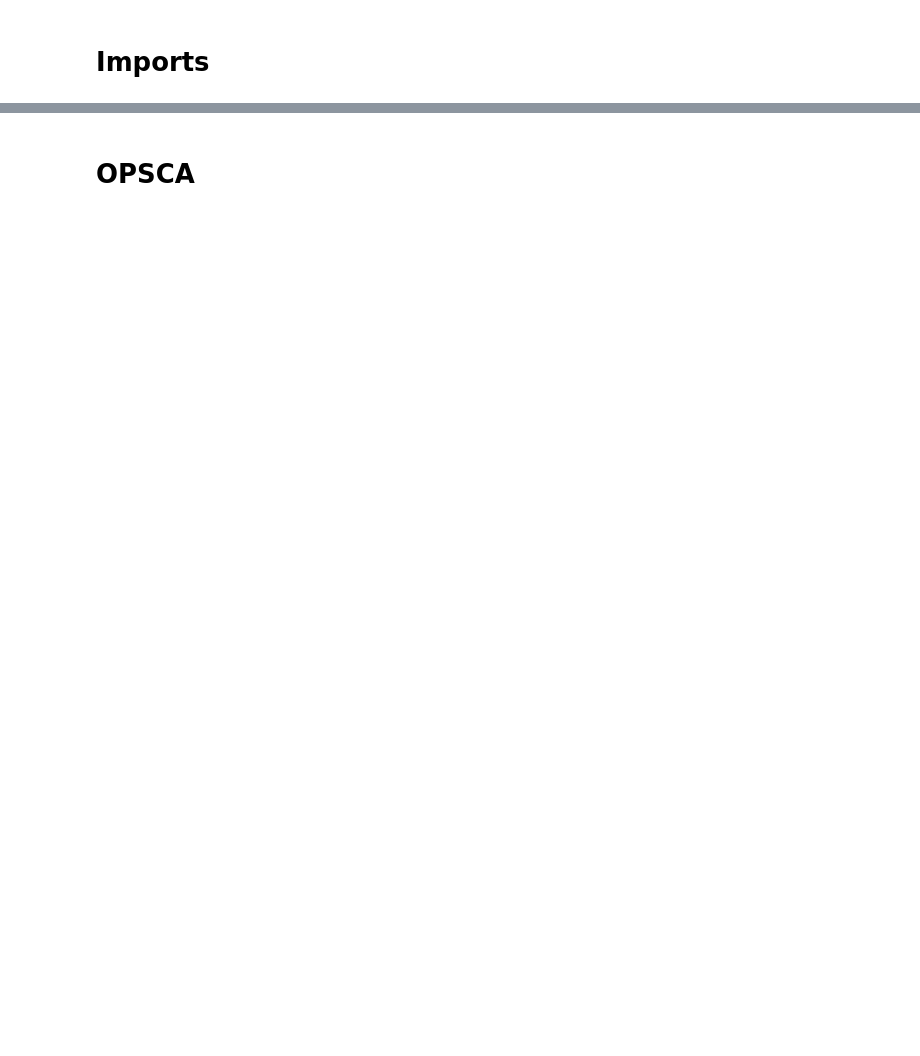
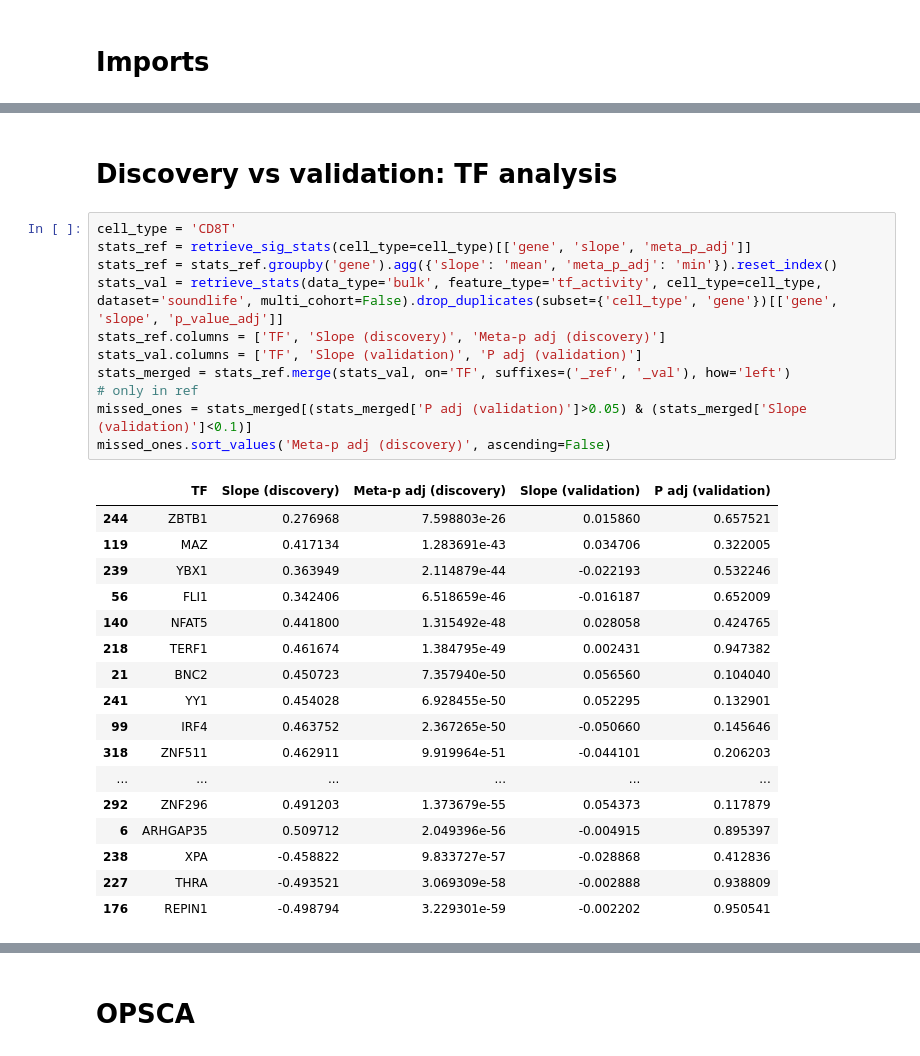
Before and after one commit to janursa/HIRA, a Jupyter notebook: notebooks/supp_results.ipynb, the cells around one changed output, grey strips where cells are left out. Drawn from its saved outputs; the diff is of its cells as text; blank space fills up the shorter version.

```diff
--- a/notebooks/supp_results.ipynb
+++ b/notebooks/supp_results.ipynb
@@ -40,0 +48,31 @@ os.makedirs(to_save, exist_ok=True)
+# %% [markdown]
+# Discovery vs validation: TF analysis
+# %%
+cell_type = 'CD8T'
+stats_ref = retrieve_sig_stats(cell_type=cell_type)[['gene', 'slope', 'meta_p_adj']]
+stats_ref = stats_ref.groupby('gene').agg({'slope': 'mean', 'meta_p_adj': 'min'}).reset_index()
+stats_val = retrieve_stats(data_type='bulk', feature_type='tf_activity', cell_type=cell_type, dataset='soundlife', multi_cohort=False).drop_duplicates(subset={'cell_type', 'gene'})[['gene', 'slope', 'p_value_adj']]
+stats_ref.columns = ['TF', 'Slope (discovery)', 'Meta-p adj (discovery)']
+stats_val.columns = ['TF', 'Slope (validation)', 'P adj (validation)']
+stats_merged = stats_ref.merge(stats_val, on='TF', suffixes=('_ref', '_val'), how='left')
+# only in ref
+missed_ones = stats_merged[(stats_merged['P adj (validation)']>0.05) & (stats_merged['Slope (validation)']<0.1)]
+missed_ones.sort_values('Meta-p adj (discovery)', ascending=False)
+# %% [output]
+|  | TF | Slope (discovery) | Meta-p adj (discovery) | Slope (validation) | P adj (validation) |
+| 244 | ZBTB1 | 0.276968 | 7.598803e-26 | 0.015860 | 0.657521 |
+| 119 | MAZ | 0.417134 | 1.283691e-43 | 0.034706 | 0.322005 |
+| 239 | YBX1 | 0.363949 | 2.114879e-44 | -0.022193 | 0.532246 |
+| 56 | FLI1 | 0.342406 | 6.518659e-46 | -0.016187 | 0.652009 |
+| 140 | NFAT5 | 0.441800 | 1.315492e-48 | 0.028058 | 0.424765 |
+| 218 | TERF1 | 0.461674 | 1.384795e-49 | 0.002431 | 0.947382 |
+| 21 | BNC2 | 0.450723 | 7.357940e-50 | 0.056560 | 0.104040 |
+| 241 | YY1 | 0.454028 | 6.928455e-50 | 0.052295 | 0.132901 |
+| 99 | IRF4 | 0.463752 | 2.367265e-50 | -0.050660 | 0.145646 |
+| 318 | ZNF511 | 0.462911 | 9.919964e-51 | -0.044101 | 0.206203 |
+| ... | ... | ... | ... | ... | ... |
+| 292 | ZNF296 | 0.491203 | 1.373679e-55 | 0.054373 | 0.117879 |
+| 6 | ARHGAP35 | 0.509712 | 2.049396e-56 | -0.004915 | 0.895397 |
+| 238 | XPA | -0.458822 | 9.833727e-57 | -0.028868 | 0.412836 |
+| 227 | THRA | -0.493521 | 3.069309e-58 | -0.002888 | 0.938809 |
+| 176 | REPIN1 | -0.498794 | 3.229301e-59 | -0.002202 | 0.950541 |
```
Also changed, not shown: parts of 6 cells of this notebook, 19 other files.
